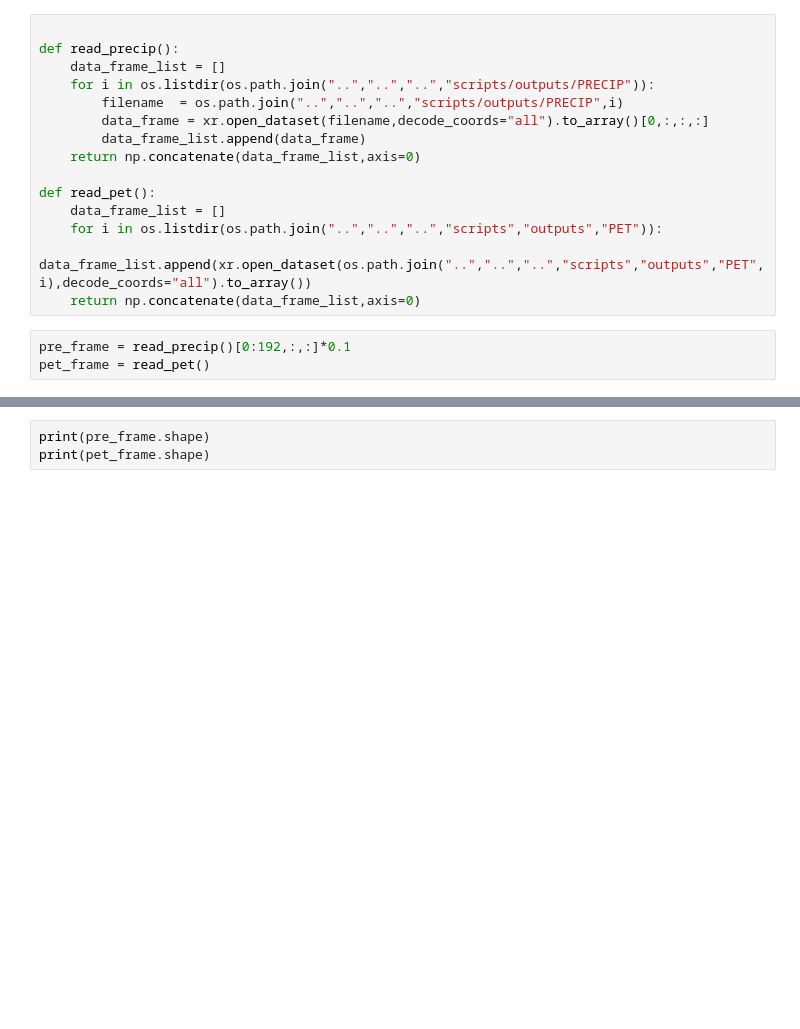
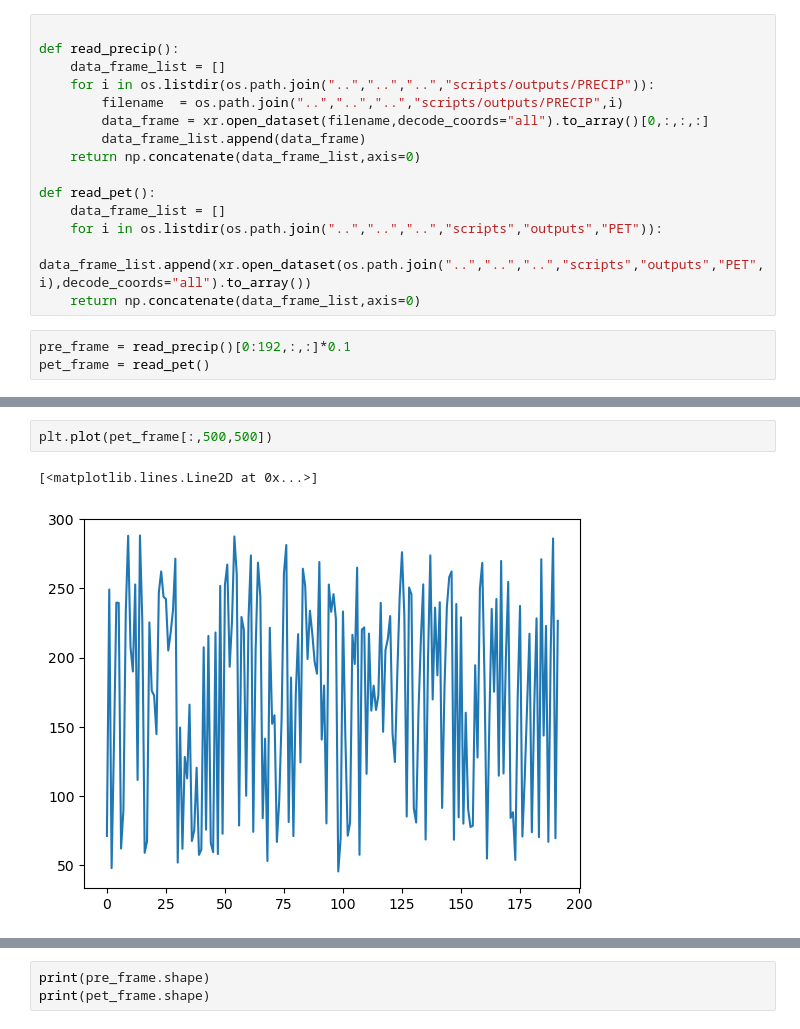
Before and after one commit to zyzh2002/risk_evaluation, a Jupyter notebook: scripts/calc/analyze/aglorithm.ipynb, the cells around one changed output, grey strips where cells are left out. Saved outputs shown, nothing was run; the diff lists cells and outputs as text; blank space fills up the shorter version.

```diff
--- a/scripts/calc/analyze/aglorithm.ipynb
+++ b/scripts/calc/analyze/aglorithm.ipynb
@@ -47,0 +55,5 @@ pet_frame = read_pet()
+# %%
+plt.plot(pet_frame[:,500,500])
+# %% [output]
+[<matplotlib.lines.Line2D at 0x...>]
+[figure, added]
```
Also changed, not shown: parts of 27 cells of this notebook, 1 other file.
